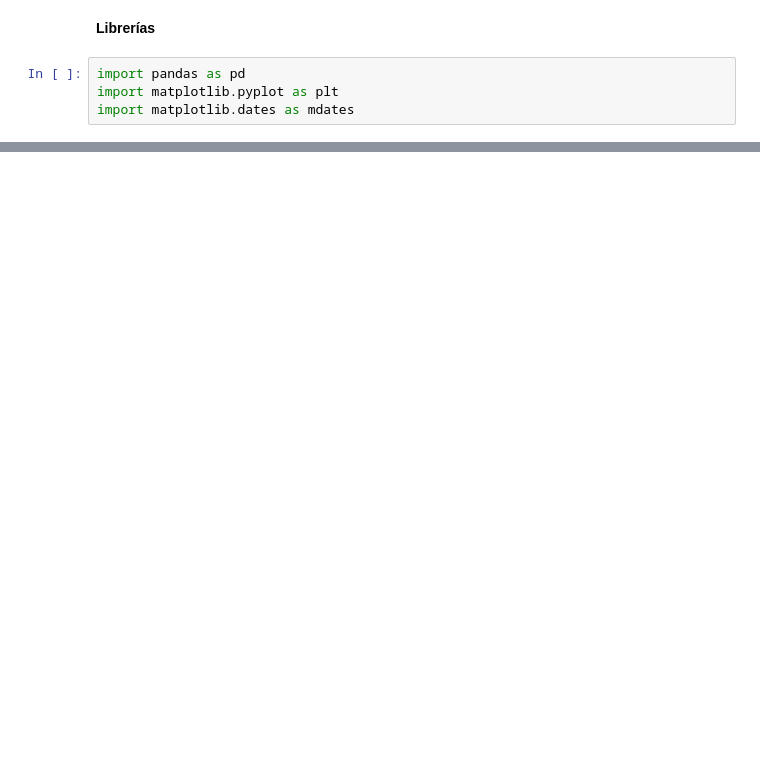
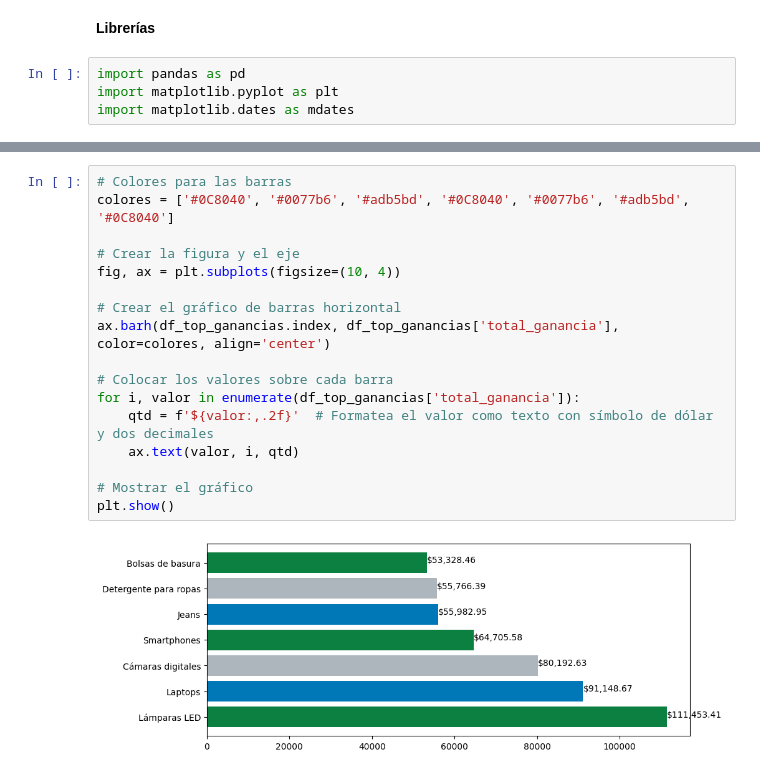
Before and after one commit to gabrielcz6/supermarketsalesanalysis, a Jupyter notebook: supermarketanalisis.ipynb, the cells around one changed output, grey strips where cells are left out. Saved outputs shown, nothing was run; the diff lists cells and outputs as text; blank space fills up the shorter version.

```diff
--- a/supermarketanalisis.ipynb
+++ b/supermarketanalisis.ipynb
@@ -115,0 +196,19 @@ registros con ganancia <=0:
+# %%
+# Colores para las barras
+colores = ['#0C8040', '#0077b6', '#adb5bd', '#0C8040', '#0077b6', '#adb5bd', '#0C8040']
+
+# Crear la figura y el eje
+fig, ax = plt.subplots(figsize=(10, 4))
+
+# Crear el gráfico de barras horizontal
+ax.barh(df_top_ganancias.index, df_top_ganancias['total_ganancia'], color=colores, align='center')
+
+# Colocar los valores sobre cada barra
+for i, valor in enumerate(df_top_ganancias['total_ganancia']):
+    qtd = f'${valor:,.2f}'  # Formatea el valor como texto con símbolo de dólar y dos decimales
+    ax.text(valor, i, qtd)
+
+# Mostrar el gráfico
+plt.show()
+# %% [output]
+[figure, added]
```
Also changed, not shown: parts of 9 cells of this notebook.
